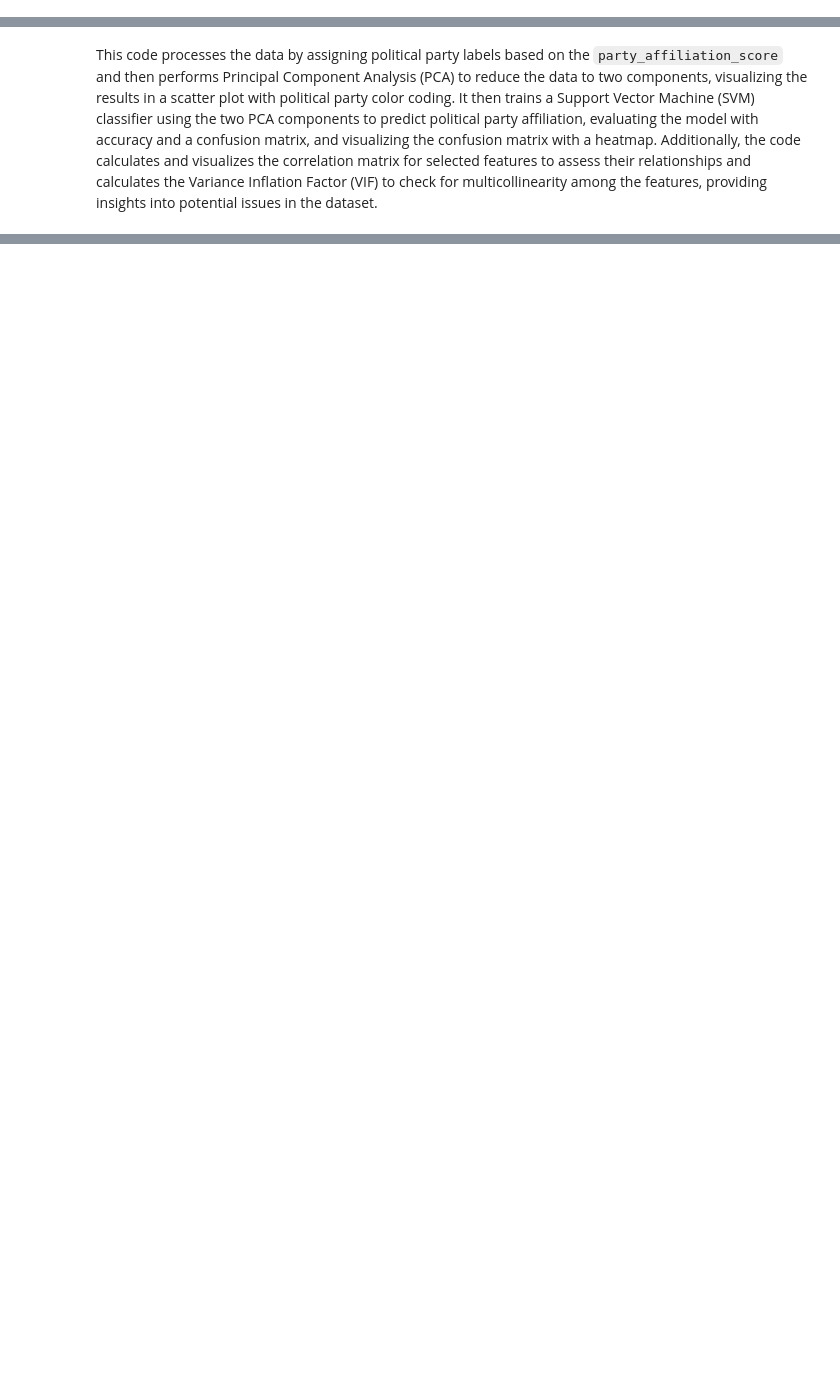
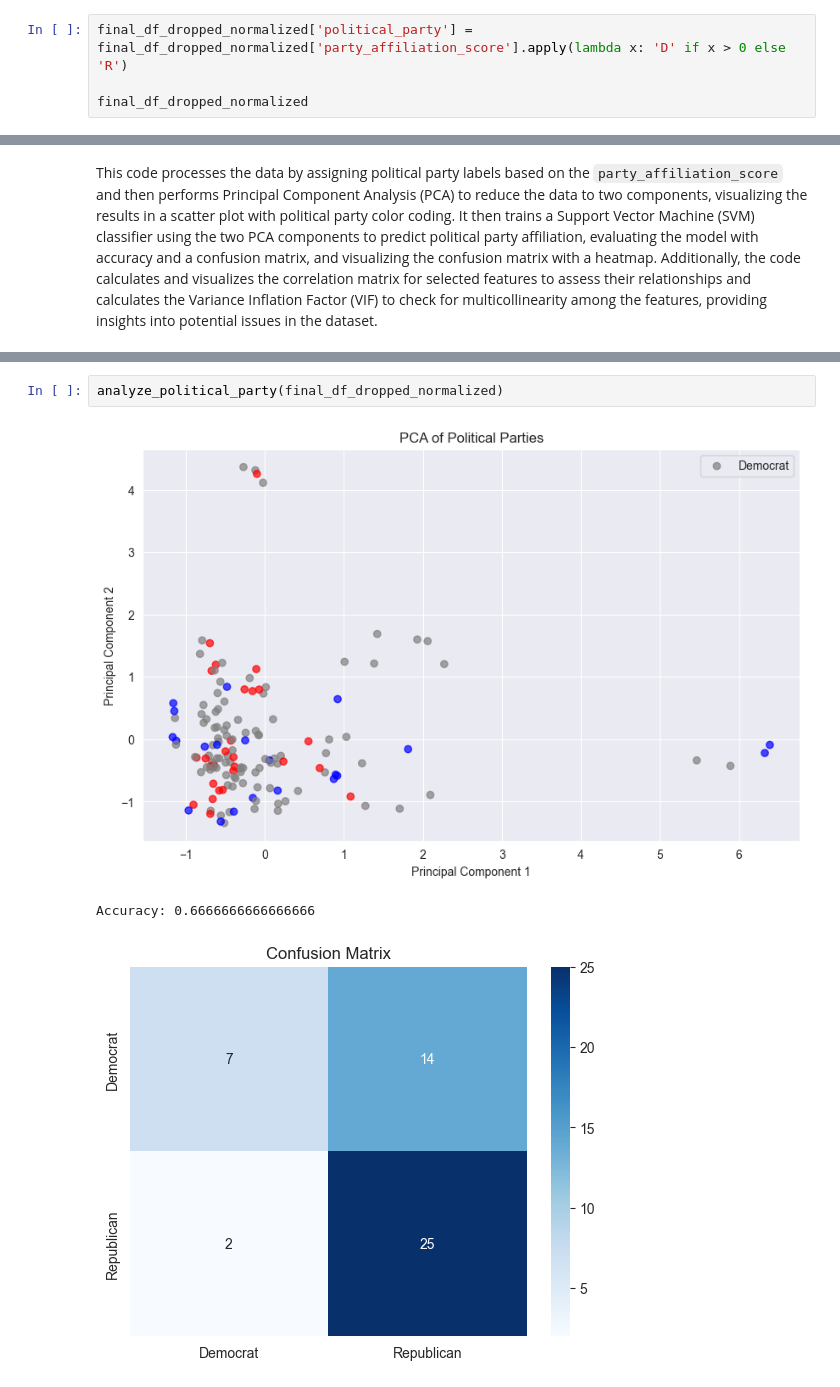
Before and after one commit to AyalYakobe/AirPollutionByPolitics, a Jupyter notebook: overview.ipynb, the cells around one changed output, grey strips where cells are left out. Cells and saved outputs as stored; diff of their text form; blank space fills up the shorter version.

```diff
--- a/overview.ipynb
+++ b/overview.ipynb
@@ -732,3 +851,7 @@ final_df_imputed
 | 581 | -0.279437 | 2016.0 | 61.035090 | -0.808840 | 0.237924 | -0.901824 | 0 | 0 | ... |
 | 582 | -0.580219 | 2020.0 | 55.385165 | -0.810074 | 0.237924 | -1.003987 | 0 | 0 | ... |
 583 rows × 57 columns
+# %%
+final_df_dropped_normalized['political_party'] = final_df_dropped_normalized['party_affiliation_score'].apply(lambda x: 'D' if x > 0 else 'R')
+
+final_df_dropped_normalized
@@ -796,0 +954,6 @@ Accuracy: 0.8867924528301887
+# %%
+analyze_political_party(final_df_dropped_normalized)
+# %% [output]
+[figure, added]
+Accuracy: 0.6666666666666666
+[figure, added]
```
Also changed, not shown: parts of 31 cells of this notebook.
